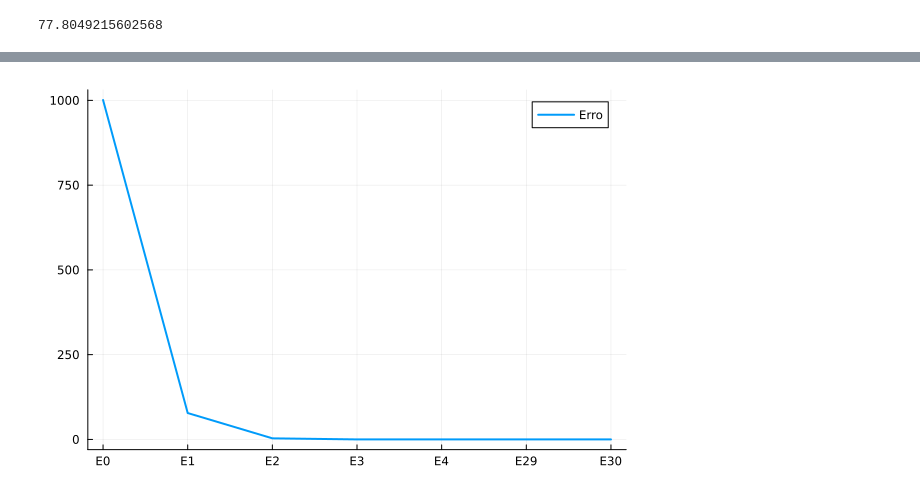
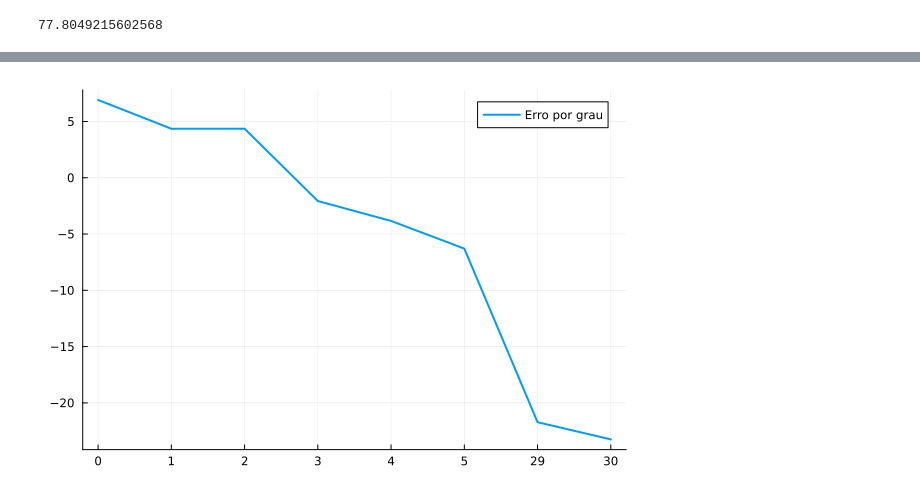
Before and after one commit to GuerraVitor/cocada, a Jupyter notebook: q31v2.ipynb, the cells around one changed output, grey strips where cells are left out. Saved outputs shown, nothing was run; the diff lists cells and outputs as text; code cells hidden in the pictures.

```diff
--- a/q31v2.ipynb
+++ b/q31v2.ipynb
@@ -72,6 +70,6 @@ somaE3= sum(E3.^ 2)
 A4 = hcat(A3, x.^4)
 C4 = A4 \ y
 
-E4 = A4*C4 .- y
-somaE4 = sum(E4.^2)
+r4 = A4*C4 .- y
+SQR4 = sum(r4.^2)
 # %% [output]
@@ -78,0 +77,7 @@ somaE4 = sum(E4.^2)
+# %%
+#regressao com grau 5
+A5 = hcat(A4, x.^5)
+C5 = A5 \ y
+
+r5 = A5*C5 .- y
+SQR5 = sum(r5.^2)
@@ -84,6 +91,6 @@ for i in 4:29
 end
 C29 = A29 \ y
 
-E29 = A29*C29 .- y
-somaE29 = sum(E29.^2)
+r29 = A29*C29 .- y
+SQR29 = sum(r29.^2)
 # %% [output]
@@ -93,6 +100,6 @@ somaE29 = sum(E29.^2)
 A30 = hcat(A29, x.^30)
 C30 = A30 \ y
 
-E30 = A30*C30 .- y
-somaE30 = sum(E30.^2)
+r30 = A30*C30 .- y
+SQR30 = sum(r30.^2)
 # %% [output]
@@ -120,9 +127,9 @@ plot!(x_array, C30plot, label="Grau 30")
 # %%
-erro = [somaE0, somaE1, somaE2, somaE3, somaE4, somaE29, somaE30]
-eixoX = ["E0", "E1", "E2", "E3", "E4", "E29", "E30"]
-plot(eixoX, erro, label="Erro", lw=2)
+erro = [SQR0, SQR1, SQR2, SQR3, SQR4, SQR5, SQR29, SQR30]
+eixoX = ["0", "1", "2", "3", "4", "5", "29", "30"]
+plot(eixoX, log.(erro), label="Erro por grau", lw=2)
 # %% [output]
-[figure, old version]
+[figure, new version]
 # %%
 plot(eixoX, erro, yaxis=:log10, label="Erro", lw=2)
 # %% [output]
```
Also changed, not shown: parts of 10 cells of this notebook, 6 other files.
